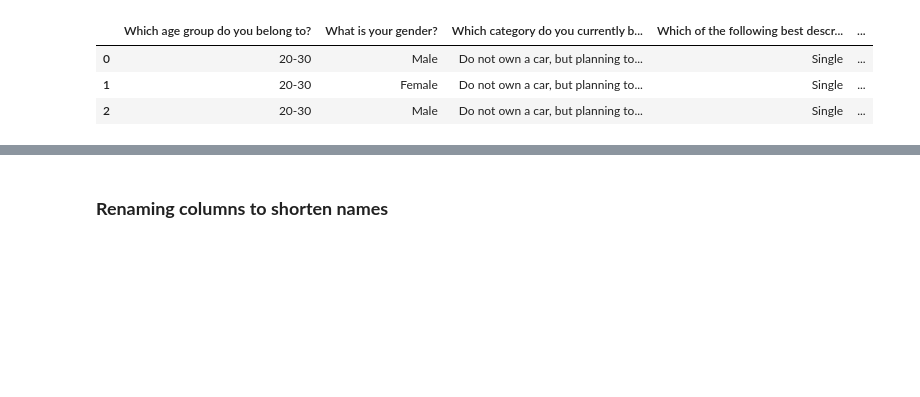
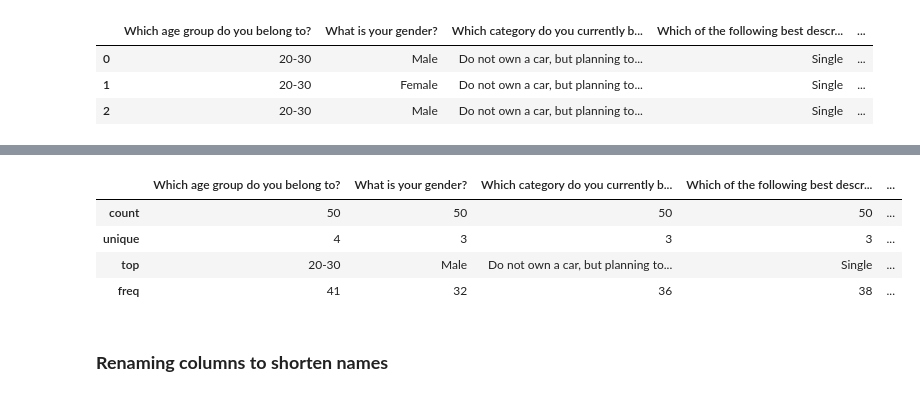
Before and after one commit to Rzi98/MA4829-AY23-24-S2, a Jupyter notebook: src/data_cleaning.ipynb, the cells around one changed output, grey strips where cells are left out. Drawn from its saved outputs; the diff is of its cells as text; code cells hidden in the pictures; blank space fills up the shorter version.

```diff
--- a/src/data_cleaning.ipynb
+++ b/src/data_cleaning.ipynb
@@ -14,3 +55,11 @@ df.head(3)
+# %%
+df.describe()
+# %% [output]
+|  | Which age group do you belong to? | What is your gender? | Which category do you currently b... | Which of the following best descr... | ... |
+| count | 50 | 50 | 50 | 50 | ... |
+| unique | 4 | 3 | 3 | 3 | ... |
+| top | 20-30 | Male | Do not own a car, but planning to... | Single | ... |
+| freq | 41 | 32 | 36 | 38 | ... |
 # %% [markdown]
 ### **Renaming columns to shorten names** ###
 # %%
```
Also changed, not shown: parts of 4 cells of this notebook, 2 other files.
